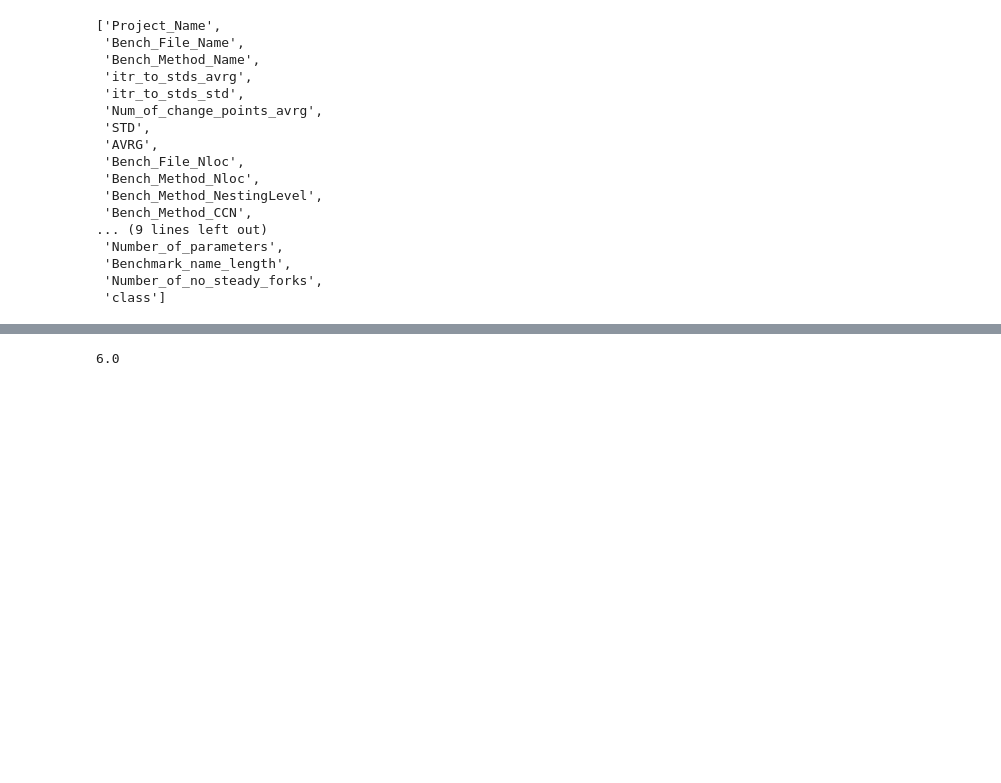
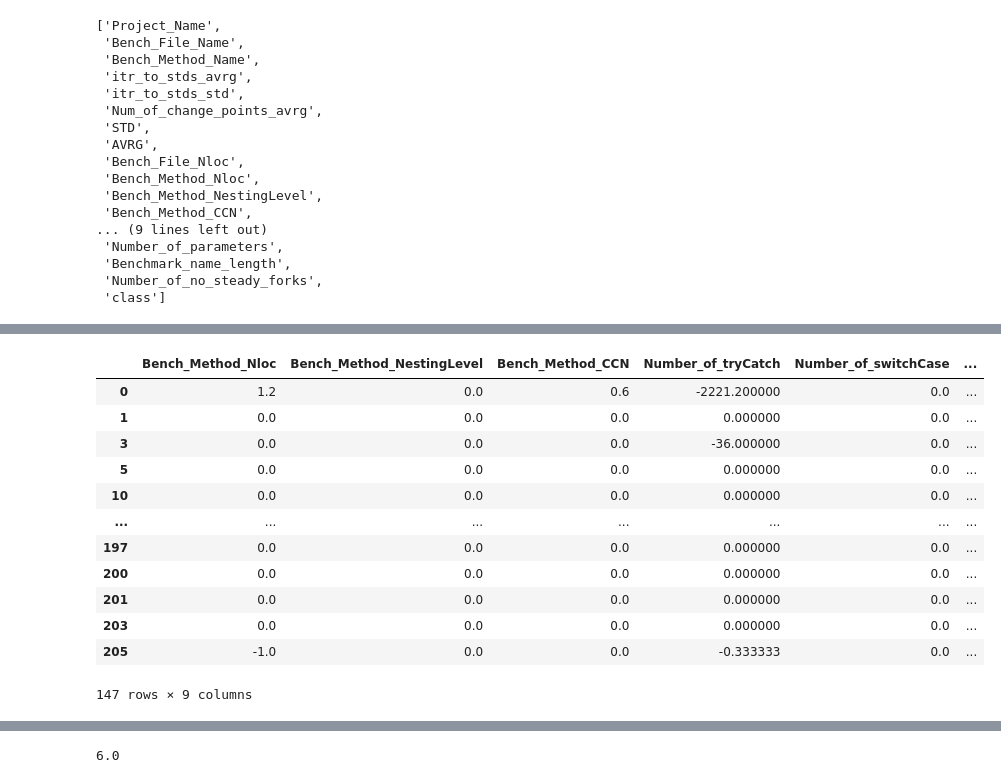
Before and after one commit to amirmahdiKhosravi/ACM-SPEC-ICPE-2023-DataTrack, a Jupyter notebook: Data_Mining.ipynb, the cells around one changed output, grey strips where cells are left out. Cells and saved outputs as stored; diff of their text form; code cells hidden in the pictures; blank space fills up the shorter version.

```diff
--- a/Data_Mining.ipynb
+++ b/Data_Mining.ipynb
@@ -104,0 +152,30 @@ no_steady
+# %%
+stds_nstds_feature_diff_bname_max = list()
+for bench in bench_files_name[:]:
+    max_no_steady = dfui[(dfui["Bench_File_Name"] == bench)].Number_of_no_steady_forks.max()
+    no_steady = dfui[(dfui["Bench_File_Name"] == bench) & (dfui["Number_of_no_steady_forks"] == max_no_steady)][bench_method_features]
+    steady = dfui[(dfui["Bench_File_Name"] == bench) & (dfui["cls"] == 1)][bench_method_features]
+
+    x = no_steady.values.tolist()[0]
+    x = np.array(x, dtype=float)
+    y = steady.mean().tolist()
+    y = np.array(y, dtype=float)
+    stds_nstds_feature_diff_bname_max.append(np.subtract(x[:-2], y[:-2]) )
+
+tmp = pd.DataFrame(stds_nstds_feature_diff_bname_max)
+tmp.columns = bench_method_features[:-2]
+tmp.dropna()
+# %% [output]
+|  | Bench_Method_Nloc | Bench_Method_NestingLevel | Bench_Method_CCN | Number_of_tryCatch | Number_of_switchCase | ... |
+| 0 | 1.2 | 0.0 | 0.6 | -2221.200000 | 0.0 | ... |
+| 1 | 0.0 | 0.0 | 0.0 | 0.000000 | 0.0 | ... |
+| 3 | 0.0 | 0.0 | 0.0 | -36.000000 | 0.0 | ... |
+| 5 | 0.0 | 0.0 | 0.0 | 0.000000 | 0.0 | ... |
+| 10 | 0.0 | 0.0 | 0.0 | 0.000000 | 0.0 | ... |
+| ... | ... | ... | ... | ... | ... | ... |
+| 197 | 0.0 | 0.0 | 0.0 | 0.000000 | 0.0 | ... |
+| 200 | 0.0 | 0.0 | 0.0 | 0.000000 | 0.0 | ... |
+| 201 | 0.0 | 0.0 | 0.0 | 0.000000 | 0.0 | ... |
+| 203 | 0.0 | 0.0 | 0.0 | 0.000000 | 0.0 | ... |
+| 205 | -1.0 | 0.0 | 0.0 | -0.333333 | 0.0 | ... |
+147 rows × 9 columns
```
Also changed, not shown: parts of 22 cells of this notebook.
